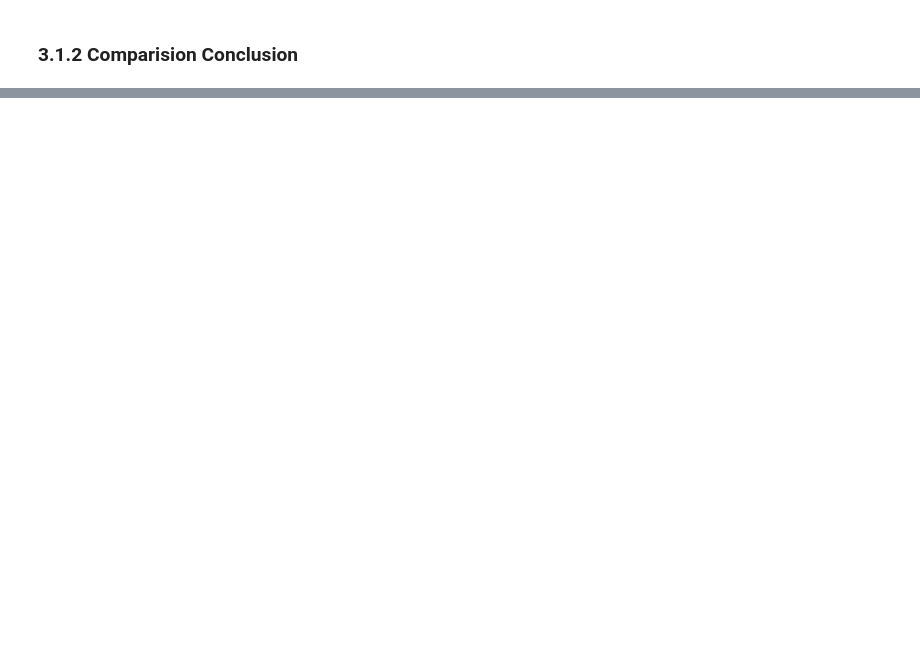
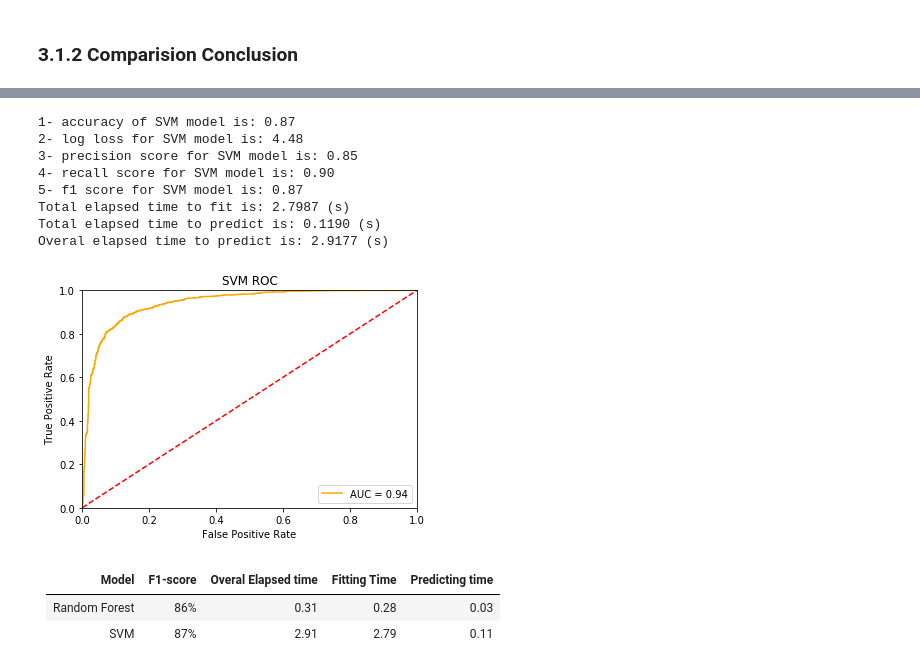
Before and after one commit to nakisa84/Springboard, a Jupyter notebook: capston 2 project/notebooks/BC_Model.ipynb, the cells around one changed output, grey strips where cells are left out. Cells and saved outputs as stored; diff of their text form; code cells hidden in the pictures; blank space fills up the shorter version.

```diff
--- a/capston 2 project/notebooks/BC_Model.ipynb
+++ b/capston 2 project/notebooks/BC_Model.ipynb
@@ -491,0 +371,18 @@ Total elapsed time is: 92.5484 (s)
+# %%
+svm_model = SVC(probability=True, C = 10, gamma =0.1, kernel ='rbf')
+apply_mode(bc_data_X_train,bc_data_y_train,bc_data_X_test,bc_data_y_test,svm_model,'SVM')
+# %% [output]
+1- accuracy of SVM model is: 0.87
+2- log loss for SVM model is: 4.48
+3- precision score for SVM model is: 0.85
+4- recall score for SVM model is: 0.90
+5- f1 score for SVM model is: 0.87
+Total elapsed time to fit is: 2.7987 (s)
+Total elapsed time to predict is: 0.1190 (s)
+Overal elapsed time to predict is: 2.9177 (s)
+[figure, added]
+# %% [markdown]
+| Model | F1-score | Overal Elapsed time | Fitting Time| Predicting time|
+| --- | --- | --- | ---|---|
+| Random Forest | 86%| 0.31| 0.28|0.03|
+|SVM|87%|2.91|2.79|0.11|
```
Also changed, not shown: parts of 10 cells of this notebook.
